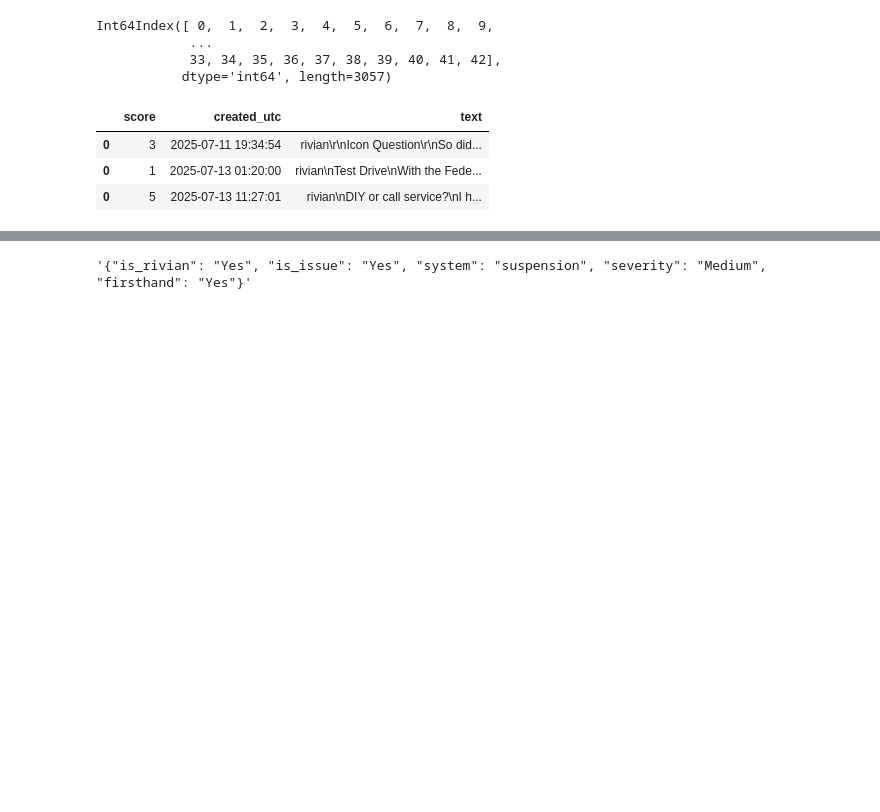
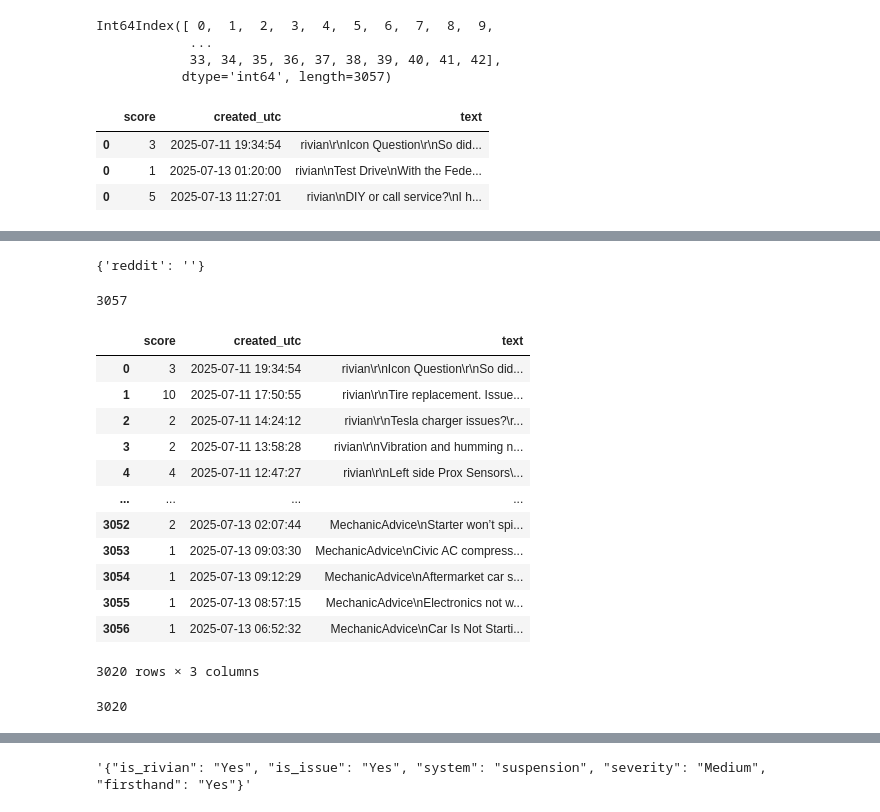
Before and after one commit to giancarlo-garbagnati/eav-llm-monitor, a Jupyter notebook: notebooks/dev.ipynb, the cells around one changed output, grey strips where cells are left out. Drawn from its saved outputs; the diff is of its cells as text; code cells hidden in the pictures; blank space fills up the shorter version.

```diff
--- a/notebooks/dev.ipynb
+++ b/notebooks/dev.ipynb
@@ -224,0 +264,18 @@ df.loc[0]
+# %%
+last_processed = 'reddit_preprocessed_20250712_015736.csv'
+# %%
+batch_size = 2
+# %%
+csvs = [csv for csv in os.listdir(paths.get_data_raw_path()) if f"{source}_preprocessed" in csv]
+print(csvs)
+
+if last_processed == '':
+    start = 0
+else:
+    start = csvs.index(last_processed) + 1
+end = start + batch_size
+if end > len(csvs):
+    csvs = csvs[start:]
+else:
+    csvs = csvs[start:end]
+csvs
@@ -315,0 +460,6 @@ response = client.responses.create(
+# %%
+last_processed_uri = paths.get_project_root() / 'src' / 'llm' / 'last_processed.json'
+last_processed = io_utils.read_json(last_processed_uri)
+last_processed['reddit']
+# %% [output]
+{'reddit': ''}
@@ -315,0 +470,26 @@ response = client.responses.create(
+# %%
+df = collected_preprocessed_batch()
+# %%
+len(df)
+# %% [output]
+3057
+# %%
+df[df['text'].apply(under_token_limit)]
+# %% [output]
+|  | score | created_utc | text |
+| 0 | 3 | 2025-07-11 19:34:54 | rivian\r\nIcon Question\r\nSo did... |
+| 1 | 10 | 2025-07-11 17:50:55 | rivian\r\nTire replacement. Issue... |
+| 2 | 2 | 2025-07-11 14:24:12 | rivian\r\nTesla charger issues?\r... |
+| 3 | 2 | 2025-07-11 13:58:28 | rivian\r\nVibration and humming n... |
+| 4 | 4 | 2025-07-11 12:47:27 | rivian\r\nLeft side Prox Sensors\... |
+| ... | ... | ... | ... |
+| 3052 | 2 | 2025-07-13 02:07:44 | MechanicAdvice\nStarter won’t spi... |
+| 3053 | 1 | 2025-07-13 09:03:30 | MechanicAdvice\nCivic AC compress... |
+| 3054 | 1 | 2025-07-13 09:12:29 | MechanicAdvice\nAftermarket car s... |
+| 3055 | 1 | 2025-07-13 08:57:15 | MechanicAdvice\nElectronics not w... |
+| 3056 | 1 | 2025-07-13 06:52:32 | MechanicAdvice\nCar Is Not Starti... |
+3020 rows × 3 columns
+# %%
+len(df[df['text'].apply(under_token_limit)])
+# %% [output]
+3020
```
Also changed, not shown: parts of 45 cells of this notebook, 5 other files.
